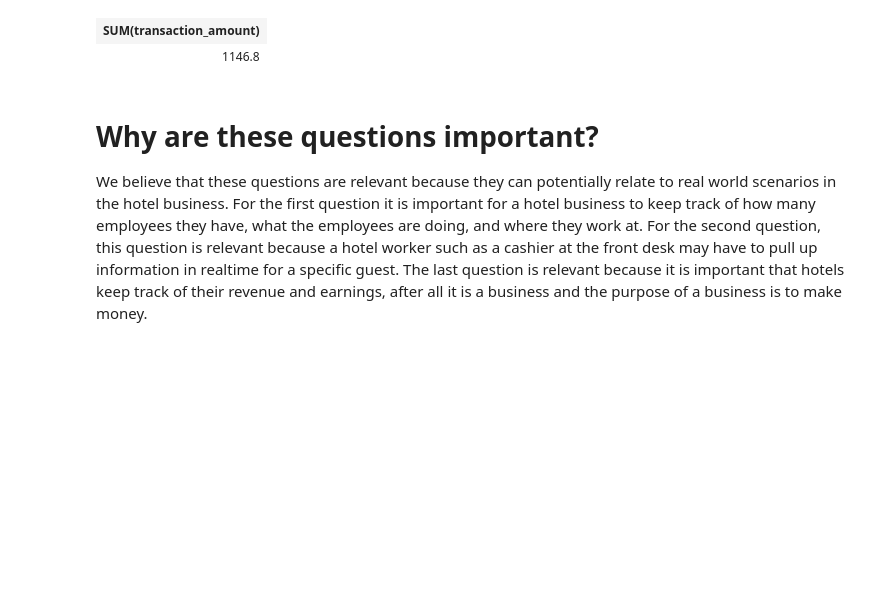
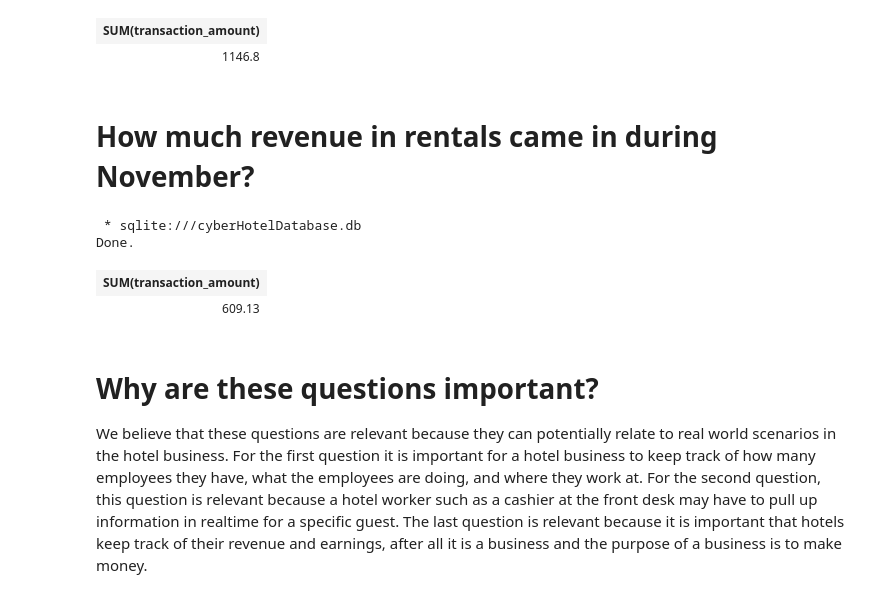
Before and after one commit to ajk22/ClassWork1, a Jupyter notebook: GroupAssignment3_IST210_Final.ipynb, the cells around one changed output. Drawn from its saved outputs; the diff is of its cells as text; code cells hidden in the pictures; blank space fills up the shorter version.

```diff
--- a/GroupAssignment3_IST210_Final.ipynb
+++ b/GroupAssignment3_IST210_Final.ipynb
@@ -257,6 +257,16 @@ SELECT SUM(transaction_amount) from Transactions;
 Done.
 | SUM(transaction_amount) |
 | 1146.8 |
+# %% [markdown]
+# **How much revenue in rentals came in during November?**
+# %%
+%%sql
+SELECT SUM(transaction_amount) FROM Transactions WHERE date LIKE "11%";
+# %% [output]
+ * sqlite:///cyberHotelDatabase.db
+Done.
+| SUM(transaction_amount) |
+| 609.13 |
 # %% [markdown]
 # **Why are these questions important?**
 
```
